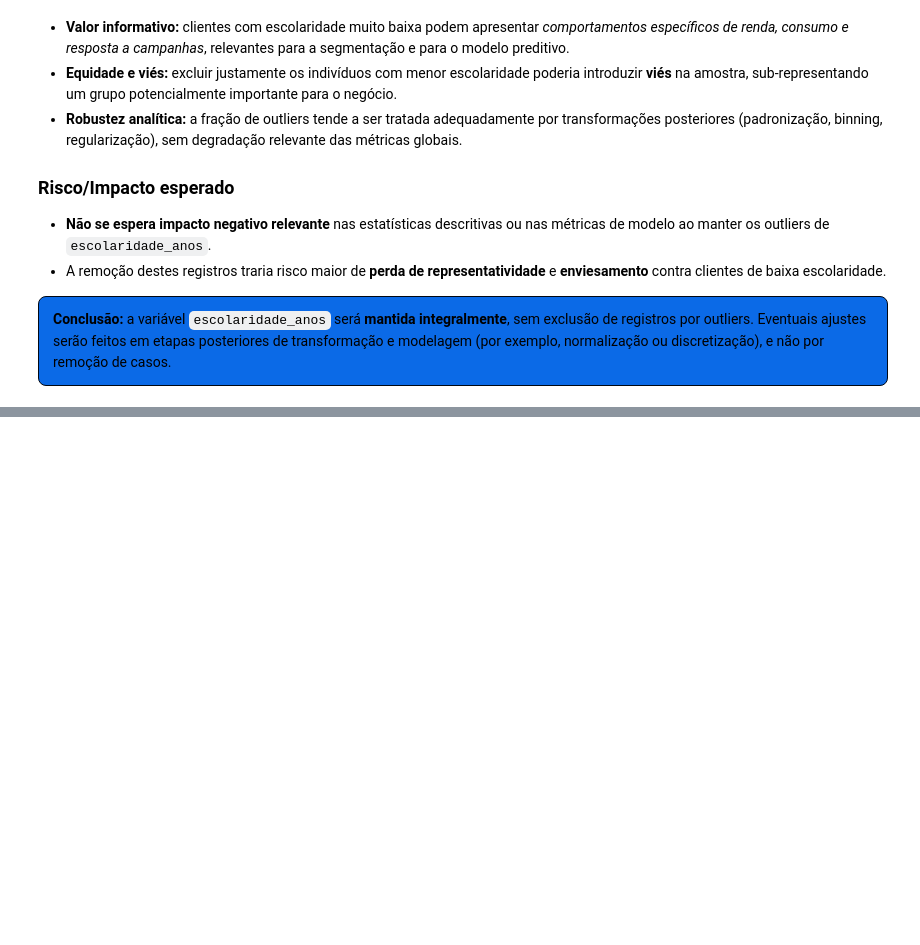
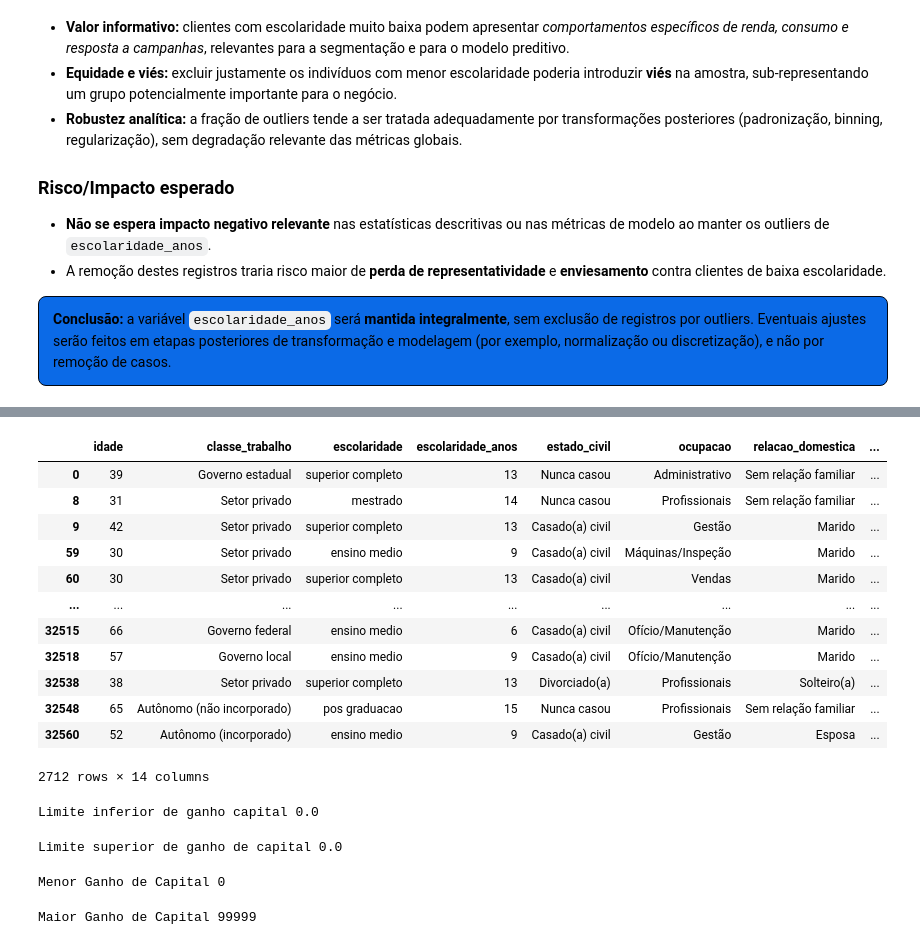
Before and after one commit to RicardodeSouzaSilva/Case_de_Consultoria_Classificacao_de_Renda-, a Jupyter notebook: classificacao_renda.ipynb, the cells around one changed output, grey strips where cells are left out. Saved outputs shown, nothing was run; the diff lists cells and outputs as text; code cells hidden in the pictures; blank space fills up the shorter version.

```diff
--- a/classificacao_renda.ipynb
+++ b/classificacao_renda.ipynb
@@ -894,0 +909,44 @@ Total de registros: 32561, Outliers: 1198, Razão (outliers / total): 3.67925%
+# %%
+# Calcula o primeiro quartil (Q1), terceiro quartil (Q3) e a amplitude interquartil (IQR) da coluna 'ganho_capital' do DataFrame 'dataset'
+Q1_ganho_capital = dataset['ganho_capital'].quantile(0.25)  # Primeiro quartil (25%)
+Q3_ganho_capital = dataset['ganho_capital'].quantile(0.75)  # Terceiro quartil (75%)
+IQR_ganho_capital = Q3_ganho_capital - Q1_ganho_capital # Amplitude interquartil
+# %%
+# Calcula os limites inferior e superior para identificação de outliers usando a regra do IQR
+limite_inferior_ganho_capital = Q1_ganho_capital - 1.5 * IQR_ganho_capital  # Limite inferior
+limite_superior_ganho_capital = Q3_ganho_capital + 1.5 * IQR_ganho_capital # Limite superior
+# %%
+# Identificando os outliers
+# Seleciona os outliers da coluna 'Renda' com base nos limites inferior e superior calculados anteriormente
+outliers_ganho_capital = dataset[(dataset['ganho_capital'] < limite_inferior_ganho_capital) | (dataset['ganho_capital'] > limite_superior_ganho_capital)]
+outliers_ganho_capital
+# %% [output]
+|  | idade | classe_trabalho | escolaridade | escolaridade_anos | estado_civil | ocupacao | relacao_domestica | ... |
+| 0 | 39 | Governo estadual | superior completo | 13 | Nunca casou | Administrativo | Sem relação familiar | ... |
+| 8 | 31 | Setor privado | mestrado | 14 | Nunca casou | Profissionais | Sem relação familiar | ... |
+| 9 | 42 | Setor privado | superior completo | 13 | Casado(a) civil | Gestão | Marido | ... |
+| 59 | 30 | Setor privado | ensino medio | 9 | Casado(a) civil | Máquinas/Inspeção | Marido | ... |
+| 60 | 30 | Setor privado | superior completo | 13 | Casado(a) civil | Vendas | Marido | ... |
+| ... | ... | ... | ... | ... | ... | ... | ... | ... |
+| 32515 | 66 | Governo federal | ensino medio | 6 | Casado(a) civil | Ofício/Manutenção | Marido | ... |
+| 32518 | 57 | Governo local | ensino medio | 9 | Casado(a) civil | Ofício/Manutenção | Marido | ... |
+| 32538 | 38 | Setor privado | superior completo | 13 | Divorciado(a) | Profissionais | Solteiro(a) | ... |
+| 32548 | 65 | Autônomo (não incorporado) | pos graduacao | 15 | Nunca casou | Profissionais | Sem relação familiar | ... |
+| 32560 | 52 | Autônomo (incorporado) | ensino medio | 9 | Casado(a) civil | Gestão | Esposa | ... |
+2712 rows × 14 columns
+# %%
+print(f'Limite inferior de ganho capital {limite_inferior_ganho_capital}')
+# %% [output]
+Limite inferior de ganho capital 0.0
+# %%
+print(f'Limite superior de ganho de capital {limite_superior_ganho_capital}')
+# %% [output]
+Limite superior de ganho de capital 0.0
+# %%
+print(f'Menor Ganho de Capital {dataset["ganho_capital"].min()}')
+# %% [output]
+Menor Ganho de Capital 0
+# %%
+print(f'Maior Ganho de Capital {dataset["ganho_capital"].max()}')
+# %% [output]
+Maior Ganho de Capital 99999
```
Also changed, not shown: parts of 29 cells of this notebook.
